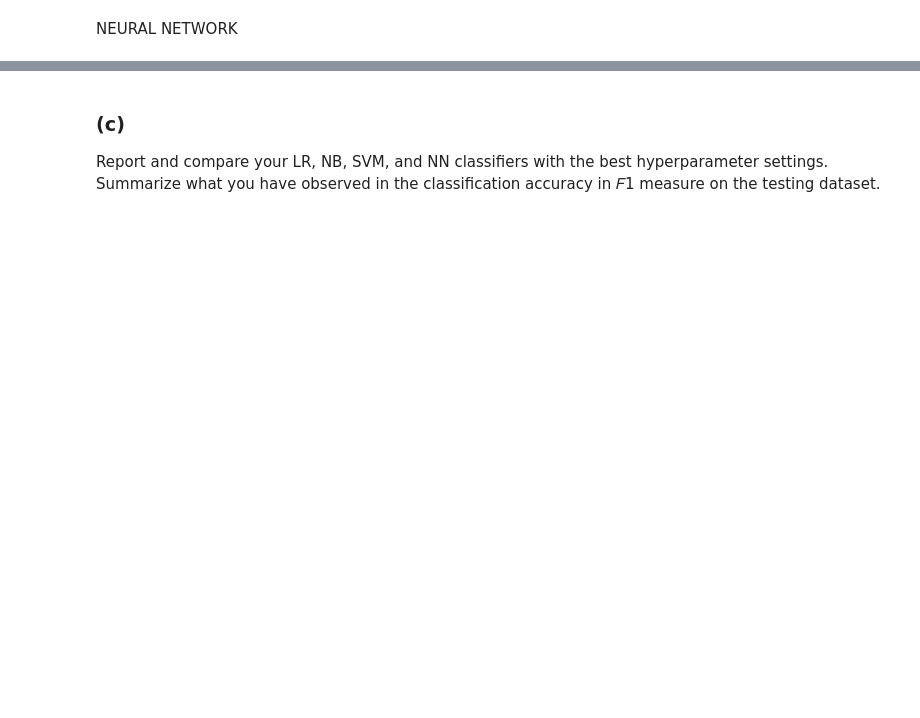
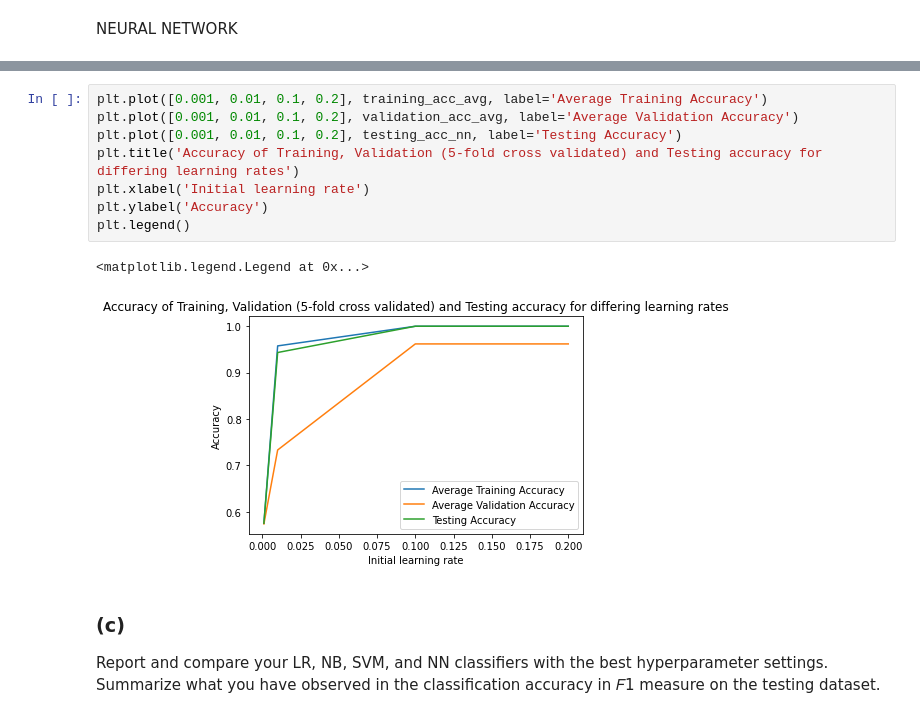
Before and after one commit to waldosingleton/Assignment_3, a Jupyter notebook: A3 Clean Up.ipynb, the cells around one changed output, grey strips where cells are left out. Cells and saved outputs as stored; diff of their text form; blank space fills up the shorter version.

Commit message:
added cross fold for nn

```diff
--- a/A3 Clean Up.ipynb
+++ b/A3 Clean Up.ipynb
@@ -973,3 +855,14 @@ NEURAL NETWORK
+# %%
+plt.plot([0.001, 0.01, 0.1, 0.2], training_acc_avg, label='Average Training Accuracy')
+plt.plot([0.001, 0.01, 0.1, 0.2], validation_acc_avg, label='Average Validation Accuracy')
+plt.plot([0.001, 0.01, 0.1, 0.2], testing_acc_nn, label='Testing Accuracy')
+plt.title('Accuracy of Training, Validation (5-fold cross validated) and Testing accuracy for differing learning rates')
+plt.xlabel('Initial learning rate')
+plt.ylabel('Accuracy')
+plt.legend()
+# %% [output]
+<matplotlib.legend.Legend at 0x...>
+[figure, added]
 # %% [markdown]
 ### (c)
 Report and compare your LR, NB, SVM, and NN classifiers with the best hyperparameter
```
Also changed, not shown: parts of 23 cells of this notebook, 1 other file.
